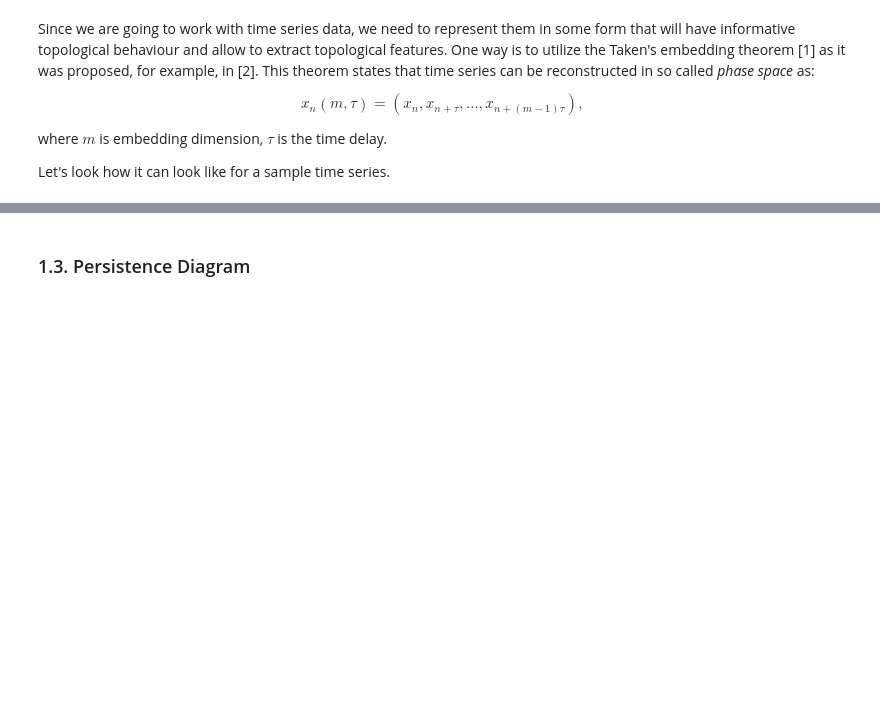
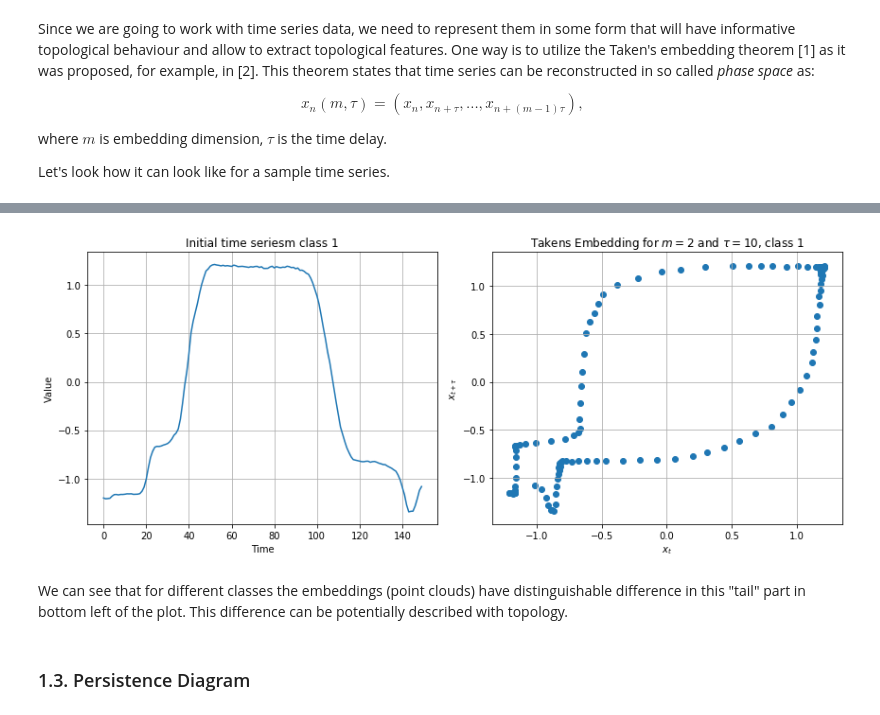
Before and after one commit to SamirMoustafa/Time-Series-Classification, a Jupyter notebook: Pipeline_Final.ipynb, the cells around one changed output, grey strips where cells are left out. Drawn from its saved outputs; the diff is of its cells as text; code cells hidden in the pictures; blank space fills up the shorter version.

```diff
--- a/Pipeline_Final.ipynb
+++ b/Pipeline_Final.ipynb
@@ -102,3 +117,9 @@ plt.grid()
+# %%
+plot_embedding(X_train[13], 10, int(y_train[13]))
+# %% [output]
+[figure, added]
+# %% [markdown]
+We can see that for different classes the embeddings (point clouds) have distinguishable difference in this "tail" part in bottom left of the plot. This difference can be potentially described with topology.
 # %% [markdown]
 ### 1.3. Persistence Diagram
 # %% [markdown]
```
Also changed, not shown: parts of 75 cells of this notebook, 5 other files.
